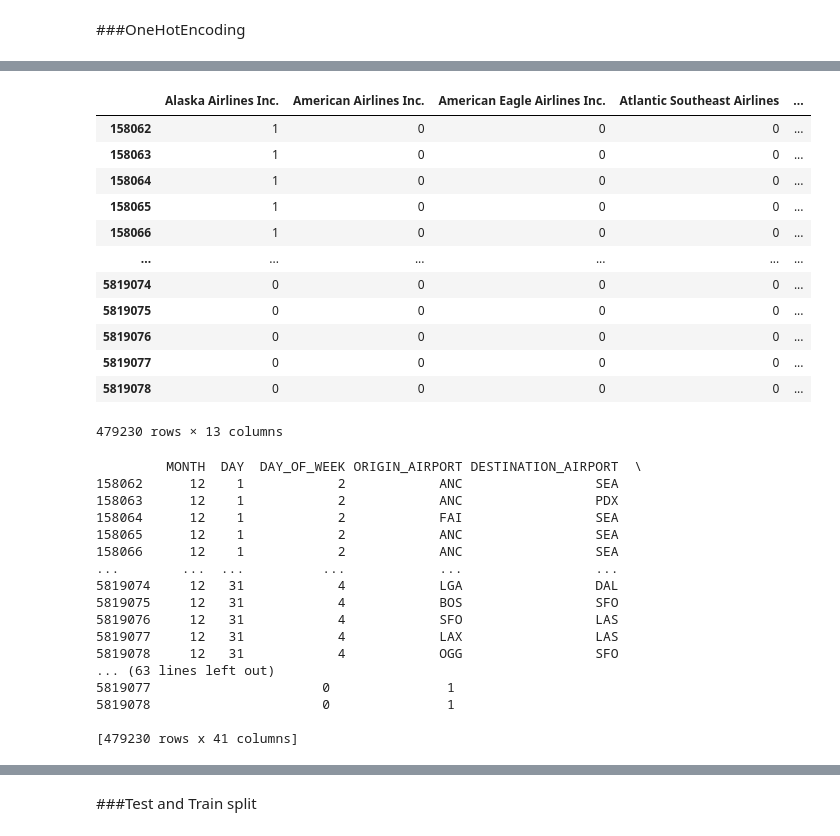
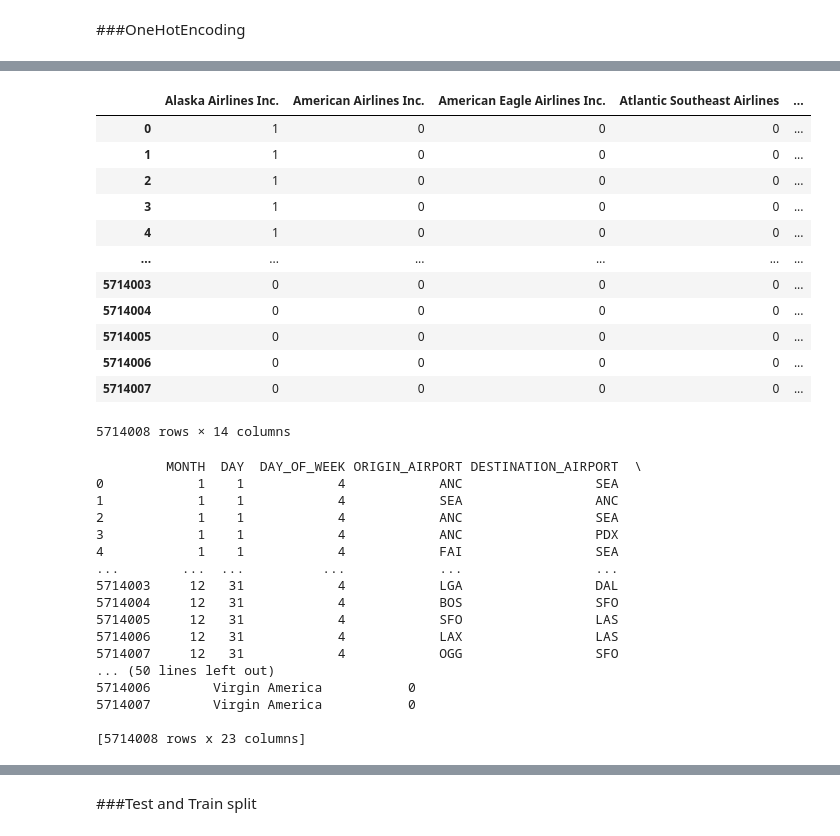
Before and after one commit to Salanakya/Flight-Cancellations, a Jupyter notebook: flightdelays.ipynb, the cells around one changed output, grey strips where cells are left out. Cells and saved outputs as stored; diff of their text form; code cells hidden in the pictures.

```diff
--- a/flightdelays.ipynb
+++ b/flightdelays.ipynb
@@ -152,8 +152,8 @@ dtype: bool
 # %%
 #dropping columns that are less than 25% full and irrelevant ones such as year, flight number, and tail number
 
-#empty_columns = flights.loc[:, flights.isna().mean() >=0.25].columns
-#flights = flights.drop(empty_columns, axis=1)
+empty_columns = flights.loc[:, flights.isna().mean() >=0.25].columns
+flights = flights.drop(empty_columns, axis=1)
 flights = flights.drop(['YEAR', 'FLIGHT_NUMBER', 'TAIL_NUMBER'], axis=1)
 flights
 # %% [output]
@@ -173,3 +173,3 @@ flights
 # %%
 #dropping empty rows as they are less than 2% of dataset volume
-#flights = flights.dropna(axis=0)
+flights = flights.dropna(axis=0)
@@ -270,7 +281,7 @@ While mostly consistent throughout the week, longest delays occur on Thursday, F
 # %%
 #picking only December data to preserve RAM resources
 
-flights_December = flights[flights['MONTH'] >= 12]
-flights_December
+flights_model = flights
+flights_model
 # %% [output]
 |  | MONTH | DAY | DAY_OF_WEEK | ORIGIN_AIRPORT | DESTINATION_AIRPORT | SCHEDULED_DEPARTURE | ... |
@@ -289,44 +300,44 @@ flights_December
 # %%
-dummy_airline = pd.get_dummies(flights_December.AIRLINE)
+dummy_airline = pd.get_dummies(flights_model.AIRLINE)
 dummy_airline
 # %% [output]
 |  | Alaska Airlines Inc. | American Airlines Inc. | American Eagle Airlines Inc. | Atlantic Southeast Airlines | ... |
-| 158062 | 1 | 0 | 0 | 0 | ... |
-| 158063 | 1 | 0 | 0 | 0 | ... |
-| 158064 | 1 | 0 | 0 | 0 | ... |
-| 158065 | 1 | 0 | 0 | 0 | ... |
-| 158066 | 1 | 0 | 0 | 0 | ... |
+| 0 | 1 | 0 | 0 | 0 | ... |
+| 1 | 1 | 0 | 0 | 0 | ... |
+| 2 | 1 | 0 | 0 | 0 | ... |
+| 3 | 1 | 0 | 0 | 0 | ... |
+| 4 | 1 | 0 | 0 | 0 | ... |
 | ... | ... | ... | ... | ... | ... |
-| 5819074 | 0 | 0 | 0 | 0 | ... |
-| 5819075 | 0 | 0 | 0 | 0 | ... |
-| 5819076 | 0 | 0 | 0 | 0 | ... |
-| 5819077 | 0 | 0 | 0 | 0 | ... |
-| 5819078 | 0 | 0 | 0 | 0 | ... |
+| 5714003 | 0 | 0 | 0 | 0 | ... |
+| 5714004 | 0 | 0 | 0 | 0 | ... |
+| 5714005 | 0 | 0 | 0 | 0 | ... |
+| 5714006 | 0 | 0 | 0 | 0 | ... |
+| 5714007 | 0 | 0 | 0 | 0 | ... |
-479230 rows × 13 columns
+5714008 rows × 14 columns
 # %%
 flights_December = pd.merge(
-    left=flights_December,
+    left=flights_model,
     right=dummy_airline,
     left_index=True,
     right_index=True,
 )
-print(flights_December)
+print(flights_model)
 # %% [output]
          MONTH  DAY  DAY_OF_WEEK ORIGIN_AIRPORT DESTINATION_AIRPORT  \
-158062      12    1            2            ANC                 SEA
-158063      12    1            2            ANC                 PDX
-158064      12    1            2            FAI                 SEA
-158065      12    1            2            ANC                 SEA
-158066      12    1            2            ANC                 SEA
+0            1    1            4            ANC                 SEA
+1            1    1            4            SEA                 ANC
+2            1    1            4            ANC                 SEA
+3            1    1            4            ANC                 PDX
+4            1    1            4            FAI                 SEA
 ...        ...  ...          ...            ...                 ...
-5819074     12   31            4            LGA                 DAL
-5819075     12   31            4            BOS                 SFO
-5819076     12   31            4            SFO                 LAS
-5819077     12   31            4            LAX                 LAS
-5819078     12   31            4            OGG                 SFO
-... (63 lines left out)
-5819077                      0               1
-5819078                      0               1
+5714003     12   31            4            LGA                 DAL
+5714004     12   31            4            BOS                 SFO
+5714005     12   31            4            SFO                 LAS
+5714006     12   31            4            LAX                 LAS
+5714007     12   31            4            OGG                 SFO
+... (50 lines left out)
+5714006        Virgin America           0
+5714007        Virgin America           0
 
-[479230 rows x 41 columns]
+[5714008 rows x 23 columns]
 # %%
```
Also changed, not shown: parts of 36 cells of this notebook.
